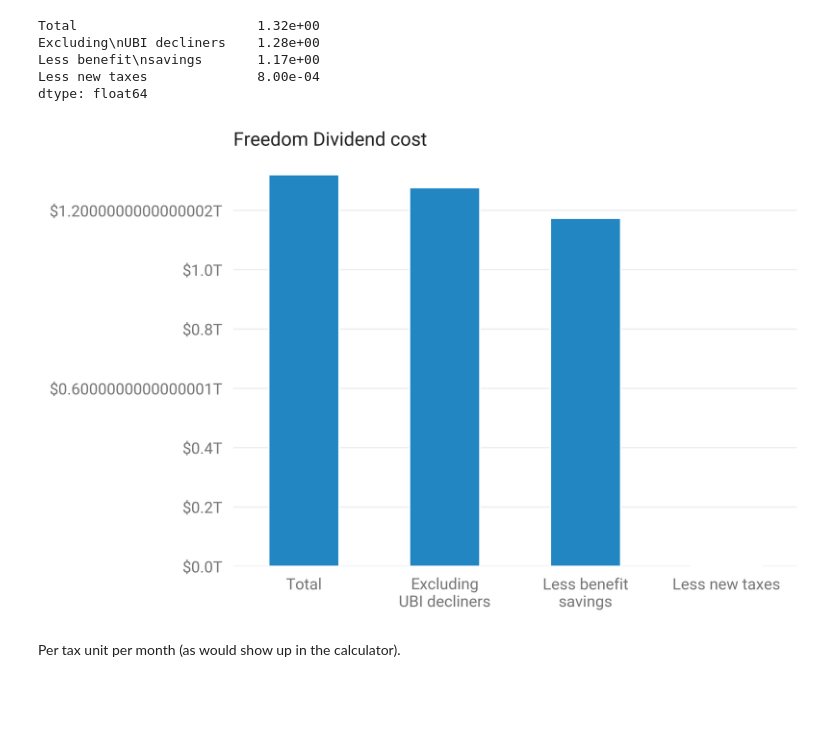
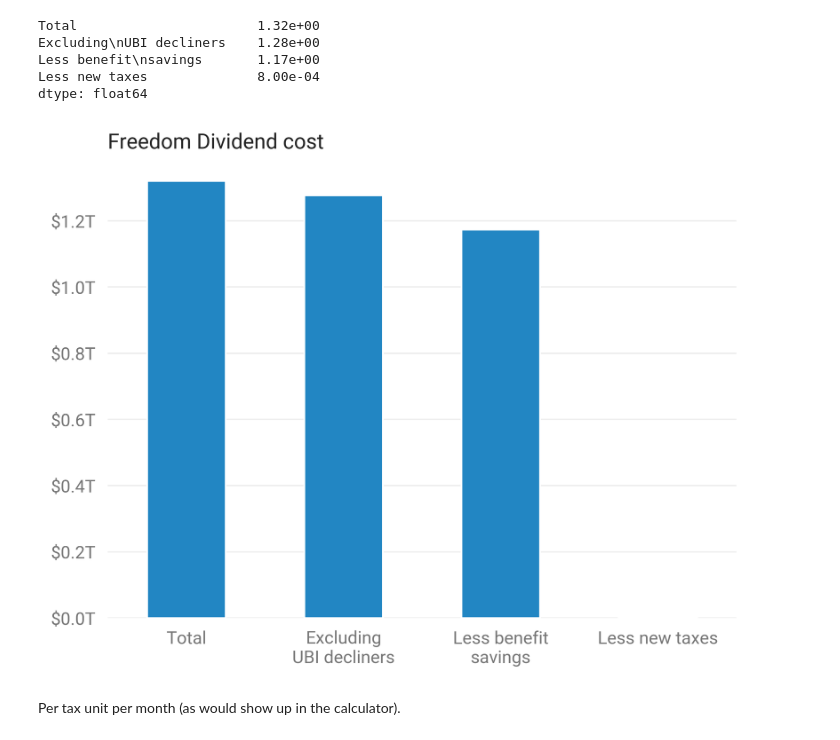
Before and after one commit to UBICenter/ubi-center, a Jupyter notebook: notebooks/yang/yang_rn.ipynb, the cells around one changed output. Cells and saved outputs as stored; diff of their text form; code cells hidden in the pictures; blank space fills up the shorter version.

Commit message:
Fix rounding on Yang RN deficit chart.

```diff
--- a/notebooks/yang/yang_rn.ipynb
+++ b/notebooks/yang/yang_rn.ipynb
@@ -272,16 +272,16 @@ dtype: float64
 # %%
 ax = budget_t.plot.bar(color='#2286c3')
 ax.yaxis.set_major_formatter(mpl.ticker.FuncFormatter(
-    lambda x, _: '$' + format(x, ',') + 'T'))
+    lambda x, _: '$' + format(round(x, 1), ',') + 'T'))
 plt.title('Freedom Dividend cost', loc='left')
 ax.grid(color=GRID_COLOR, axis='y')
 plt.ylabel('')
 plt.xlabel('')
 sns.despine(left=True, bottom=True)
 plt.xticks(rotation=0)
 plt.show()
 # %% [output]
-[figure, old version]
+[figure, new version]
 # %% [markdown]
 Per tax unit per month (as would show up in the calculator).
 # %%
```
Also changed, not shown: parts of 2 cells of this notebook.
